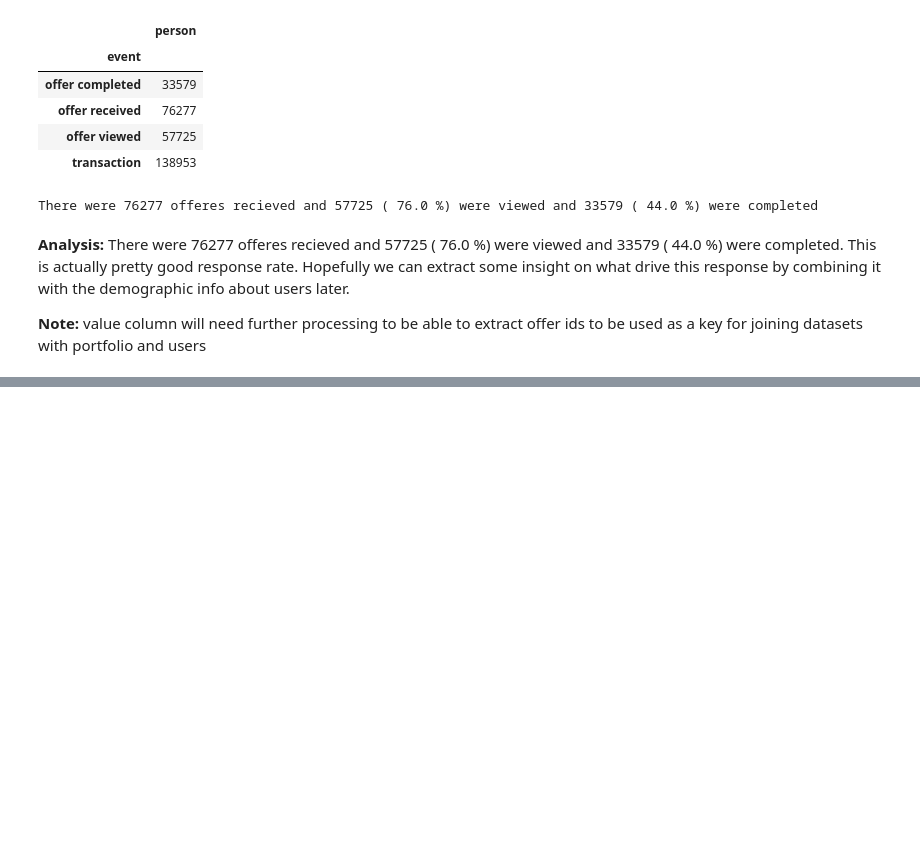
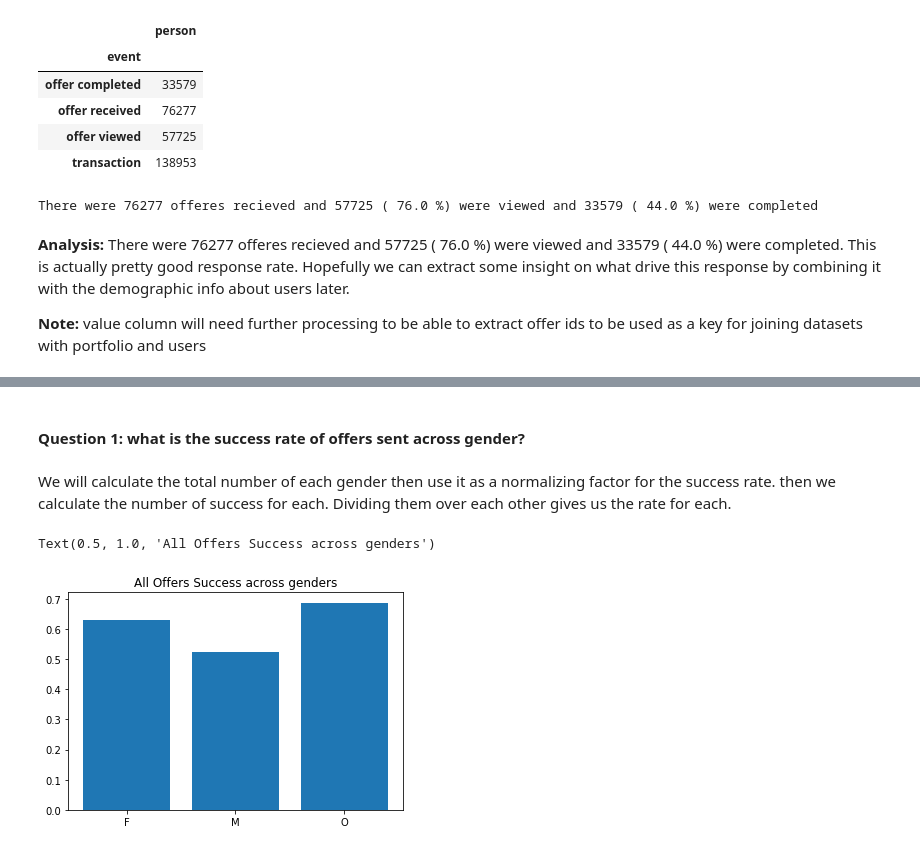
Before and after one commit to Hussain-Alsalman/Starbucks_Capstone_Challenge, a Jupyter notebook: Starbucks_Capstone_notebook.ipynb, the cells around one changed output, grey strips where cells are left out. Saved outputs shown, nothing was run; the diff lists cells and outputs as text; code cells hidden in the pictures; blank space fills up the shorter version.

```diff
--- a/Starbucks_Capstone_notebook.ipynb
+++ b/Starbucks_Capstone_notebook.ipynb
@@ -432,0 +528,3 @@ Discussion is made as to how at least one aspect of the implementation could be
+# %%
+offer_dataset,_ = clean_trascript(transcript)
+final_df = gen_analytic_df(clean_profile(profile), offer_dataset, clean_portfolio(portfolio))
@@ -432,0 +596,2 @@ Discussion is made as to how at least one aspect of the implementation could be
+# %%
+analytic_df = analyze_offer_success(final_df)
@@ -432,0 +613,42 @@ Discussion is made as to how at least one aspect of the implementation could be
+# %% [markdown]
+#### Question 1: what is the success rate of offers sent across gender?
+# %% [markdown]
+We will calculate the total number of each gender then use it as a normalizing factor for the success rate. then we calculate the number of success for each. Dividing them over each other gives us the rate for each.
+# %%
+def get_graph_gender(df):
+    """
+    calculate the rate of success for each gender in a specified dataset.
+
+    INPUT:
+       df:analytical Data_frame we generated that has all the mereged datasets
+
+
+    #
+    OUTPUT:
+        graph: list with values for the bargraph
+    """
+
+
+
+    # Normalizaing factor
+    numb_F = df.loc[df.F == 1, 'success'].count()
+    numb_M = df.loc[df.M == 1, 'success'].count()
+    numb_O = df.loc[df.O == 1, 'success'].count()
+
+    #Calculating success
+    success_F = df.loc[df.F == 1, 'success'].sum()
+    success_M = df.loc[df.M == 1, 'success'].sum()
+    success_O = df.loc[df.O == 1, 'success'].sum()
+    graph_data = [success_F/numb_F, success_M/numb_M, success_O/numb_O]
+    return graph_data
+# %%
+graph_data = get_graph_gender(analytic_df)
+# %%
+# Create bars
+plt.bar(x=np.arange(3),height = graph_data)
+# Create names on the x-axis
+plt.xticks(np.arange(3), ['F', 'M', 'O']);
+plt.title("All Offers Success across genders")
+# %% [output]
+Text(0.5, 1.0, 'All Offers Success across genders')
+[figure, added]
```
Also changed, not shown: parts of 70 cells of this notebook.
